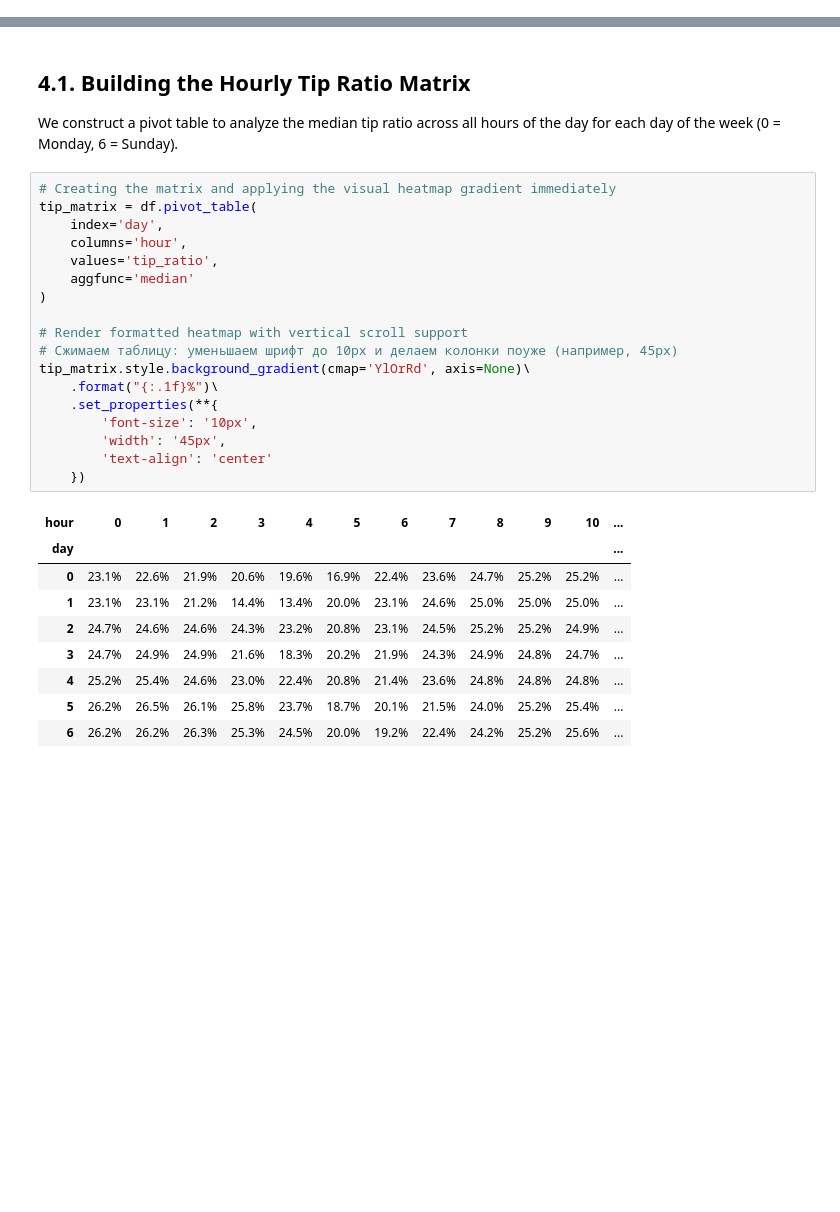
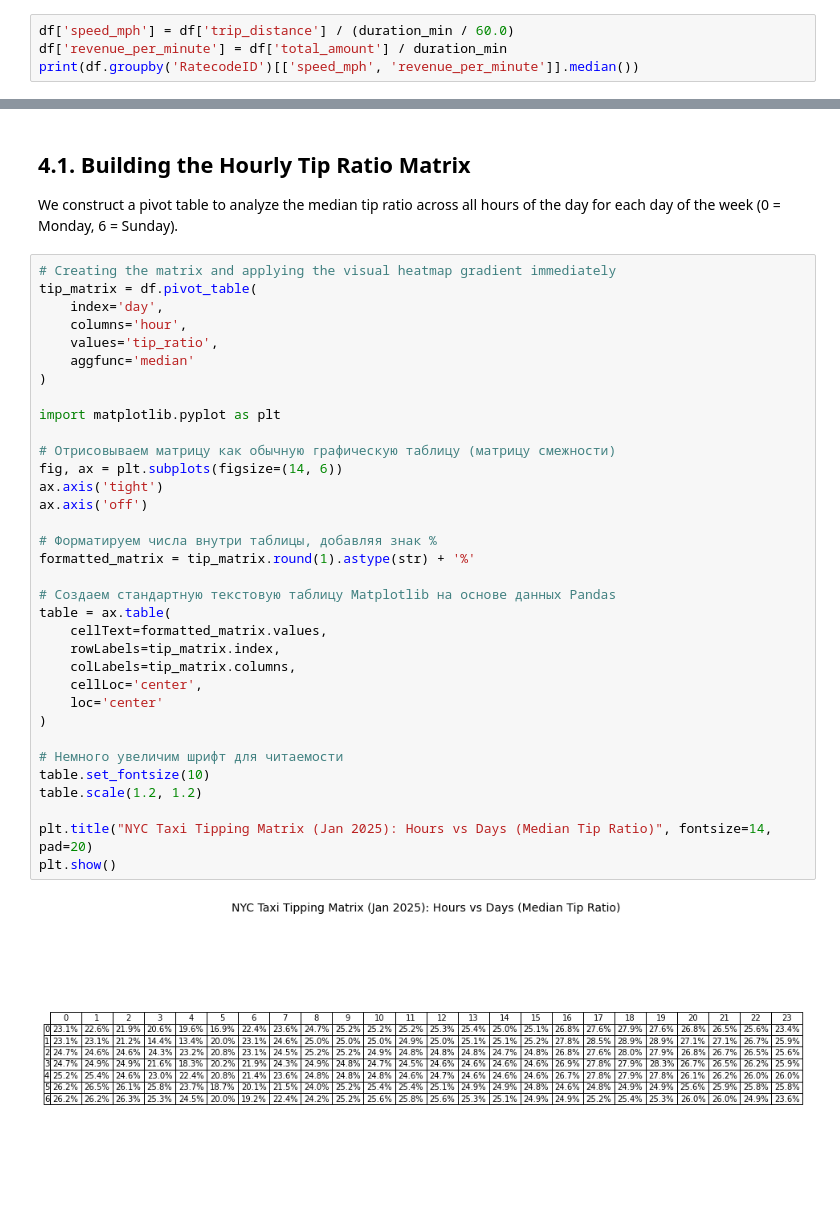
Before and after one commit to ryhor-abramovich/nyc-taxi-data-cleaning, a Jupyter notebook: nyc-taxi-eda.ipynb, the cells around one changed output, grey strips where cells are left out. Saved outputs shown, nothing was run; the diff lists cells and outputs as text; blank space fills up the shorter version.

```diff
--- a/nyc-taxi-eda.ipynb
+++ b/nyc-taxi-eda.ipynb
@@ -153,3 +154,7 @@ df['day'] = df['tpep_pickup_datetime'].dt.dayofweek
 
 # Calculating relative tip ratio (%) safely
 df['tip_ratio'] = (df['tip_amount'] / df['fare_amount'] * 100).where(df['fare_amount'] > 0, 0).round(1)
+# %%
+df['speed_mph'] = df['trip_distance'] / (duration_min / 60.0)
+df['revenue_per_minute'] = df['total_amount'] / duration_min
+print(df.groupby('RatecodeID')[['speed_mph', 'revenue_per_minute']].median())
@@ -161,28 +176,36 @@ We construct a pivot table to analyze the median tip ratio across all hours of t
 # %%
 # Creating the matrix and applying the visual heatmap gradient immediately
 tip_matrix = df.pivot_table(
     index='day',
     columns='hour',
     values='tip_ratio',
     aggfunc='median'
 )
 
-# Render formatted heatmap with vertical scroll support
-# Сжимаем таблицу: уменьшаем шрифт до 10px и делаем колонки поуже (например, 45px)
-tip_matrix.style.background_gradient(cmap='YlOrRd', axis=None)\
-    .format("{:.1f}%")\
-    .set_properties(**{
-        'font-size': '10px',
-        'width': '45px',
-        'text-align': 'center'
-    })
+import matplotlib.pyplot as plt
+
+# Отрисовываем матрицу как обычную графическую таблицу (матрицу смежности)
+fig, ax = plt.subplots(figsize=(14, 6))
+ax.axis('tight')
+ax.axis('off')
+
+# Форматируем числа внутри таблицы, добавляя знак %
+formatted_matrix = tip_matrix.round(1).astype(str) + '%'
+
+# Создаем стандартную текстовую таблицу Matplotlib на основе данных Pandas
+table = ax.table(
+    cellText=formatted_matrix.values,
+    rowLabels=tip_matrix.index,
+    colLabels=tip_matrix.columns,
+    cellLoc='center',
+    loc='center'
+)
+
+# Немного увеличим шрифт для читаемости
+table.set_fontsize(10)
+table.scale(1.2, 1.2)
+
+plt.title("NYC Taxi Tipping Matrix (Jan 2025): Hours vs Days (Median Tip Ratio)", fontsize=14, pad=20)
+plt.show()
 # %% [output]
-| hour | 0 | 1 | 2 | 3 | 4 | 5 | 6 | 7 | 8 | 9 | 10 | ... |
-| day |  |  |  |  |  |  |  |  |  |  |  | ... |
-| 0 | 23.1% | 22.6% | 21.9% | 20.6% | 19.6% | 16.9% | 22.4% | 23.6% | 24.7% | 25.2% | 25.2% | ... |
-| 1 | 23.1% | 23.1% | 21.2% | 14.4% | 13.4% | 20.0% | 23.1% | 24.6% | 25.0% | 25.0% | 25.0% | ... |
-| 2 | 24.7% | 24.6% | 24.6% | 24.3% | 23.2% | 20.8% | 23.1% | 24.5% | 25.2% | 25.2% | 24.9% | ... |
-| 3 | 24.7% | 24.9% | 24.9% | 21.6% | 18.3% | 20.2% | 21.9% | 24.3% | 24.9% | 24.8% | 24.7% | ... |
-| 4 | 25.2% | 25.4% | 24.6% | 23.0% | 22.4% | 20.8% | 21.4% | 23.6% | 24.8% | 24.8% | 24.8% | ... |
-| 5 | 26.2% | 26.5% | 26.1% | 25.8% | 23.7% | 18.7% | 20.1% | 21.5% | 24.0% | 25.2% | 25.4% | ... |
-| 6 | 26.2% | 26.2% | 26.3% | 25.3% | 24.5% | 20.0% | 19.2% | 22.4% | 24.2% | 25.2% | 25.6% | ... |
+[figure, added]
```
Also changed, not shown: parts of 4 cells of this notebook.
